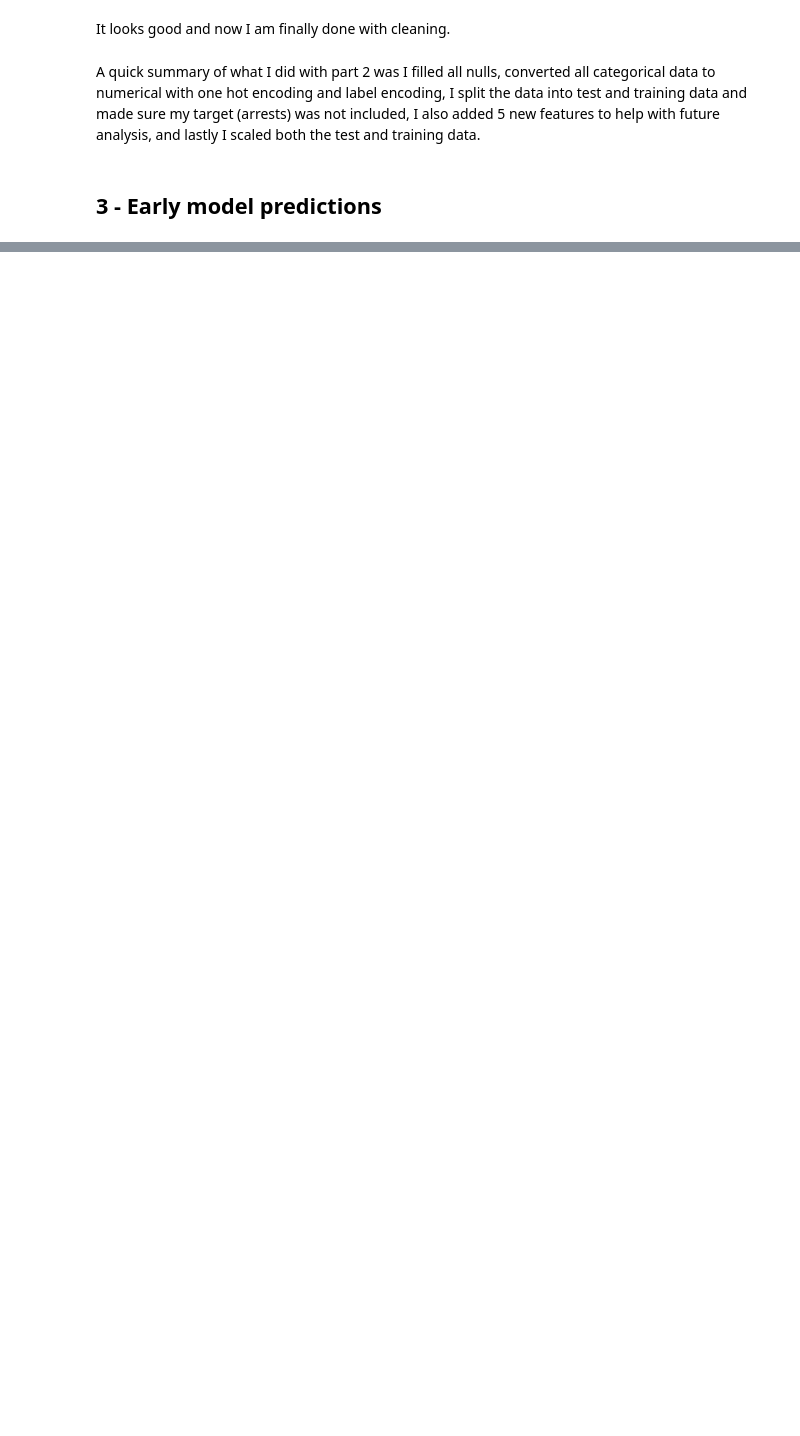
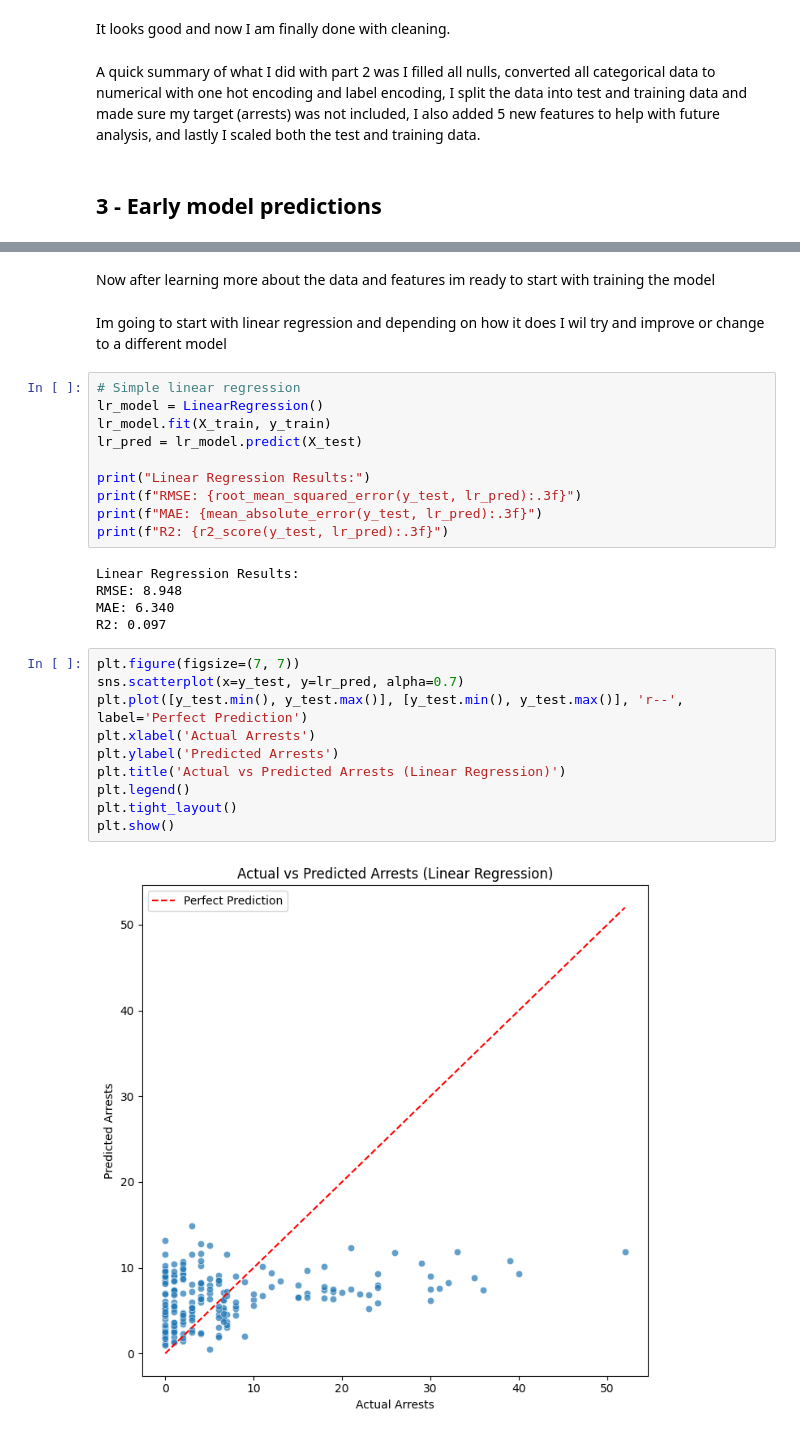
Before and after one commit to NateCook541/Data-science-final-project, a Jupyter notebook: mainNFLArrrest.ipynb, the cells around one changed output, grey strips where cells are left out. Saved outputs shown, nothing was run; the diff lists cells and outputs as text; blank space fills up the shorter version.

```diff
--- a/mainNFLArrrest.ipynb
+++ b/mainNFLArrrest.ipynb
@@ -227,0 +502,31 @@ A quick summary of what I did with part 2 was I filled all nulls, converted all
+# %% [markdown]
+Now after learning more about the data and features im ready to start with training the model
+# %% [markdown]
+Im going to start with linear regression and depending on how it does I wil try and improve or change to a different model
+# %%
+# Simple linear regression
+lr_model = LinearRegression()
+lr_model.fit(X_train, y_train)
+lr_pred = lr_model.predict(X_test)
+
+print("Linear Regression Results:")
+print(f"RMSE: {root_mean_squared_error(y_test, lr_pred):.3f}")
+print(f"MAE: {mean_absolute_error(y_test, lr_pred):.3f}")
+print(f"R2: {r2_score(y_test, lr_pred):.3f}")
+# %% [output]
+Linear Regression Results:
+RMSE: 8.948
+MAE: 6.340
+R2: 0.097
+# %%
+plt.figure(figsize=(7, 7))
+sns.scatterplot(x=y_test, y=lr_pred, alpha=0.7)
+plt.plot([y_test.min(), y_test.max()], [y_test.min(), y_test.max()], 'r--', label='Perfect Prediction')
+plt.xlabel('Actual Arrests')
+plt.ylabel('Predicted Arrests')
+plt.title('Actual vs Predicted Arrests (Linear Regression)')
+plt.legend()
+plt.tight_layout()
+plt.show()
+# %% [output]
+[figure, added]
```
Also changed, not shown: parts of 31 cells of this notebook.
